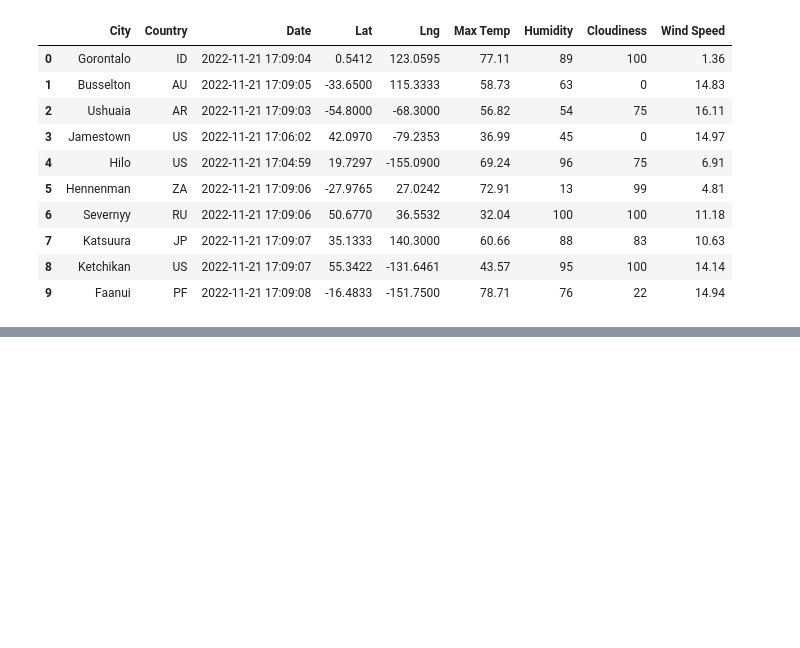
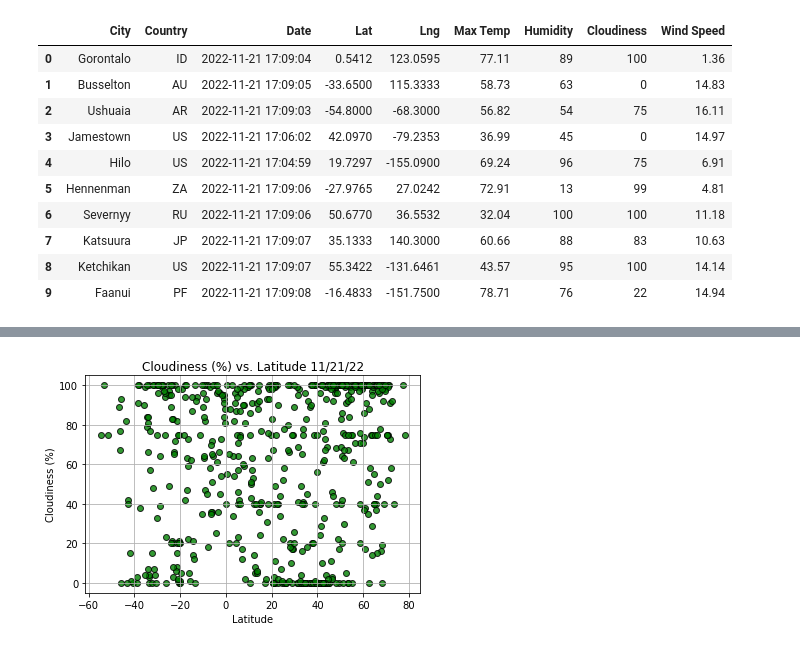
Before and after one commit to cjstreet/World_Weather_Analysis, a Jupyter notebook: WeatherPy.ipynb, the cells around one changed output, grey strips where cells are left out. Saved outputs shown, nothing was run; the diff lists cells and outputs as text; code cells hidden in the pictures; blank space fills up the shorter version.

```diff
--- a/WeatherPy.ipynb
+++ b/WeatherPy.ipynb
@@ -171,0 +219,20 @@ city_data_df.to_csv(output_data_file, index_label="City_ID")
+# %%
+# Build the scatter plot for cloudiness vs. latitude.
+plt.scatter(lats,
+            cloudiness,
+            edgecolor="black", linewidths=1, marker="o",
+            alpha=0.8, label="Cities", color = "green")
+
+# Incorporate the other graph properties.
+plt.title(f"Cloudiness (%) vs. Latitude "+ time.strftime("%x"))
+plt.ylabel("Cloudiness (%)")
+plt.xlabel("Latitude")
+plt.grid(True)
+
+# Save the figure.
+plt.savefig("Resources/Fig3.png")
+
+# Show plot.
+plt.show()
+# %% [output]
+[figure, added]
```
Also changed, not shown: parts of 4 cells of this notebook, 4 other files.
